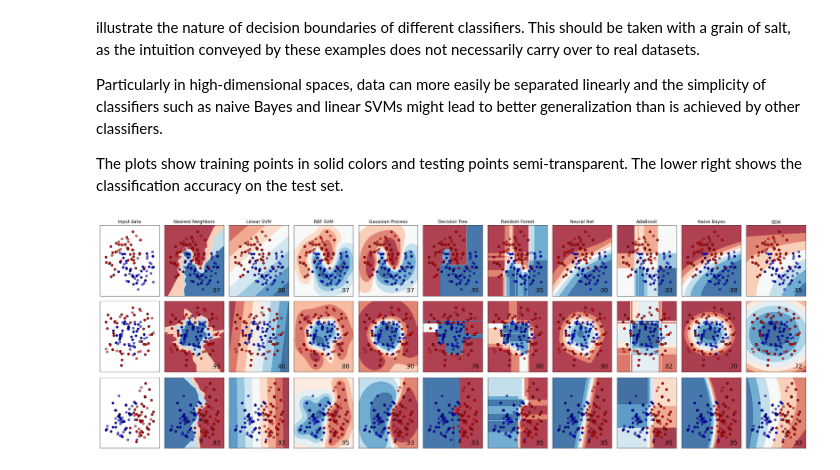
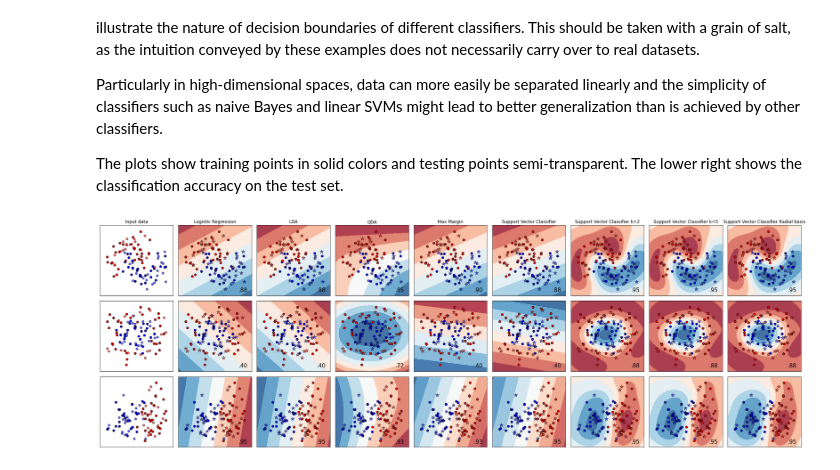
Before and after one commit to Haaduken/coms474, a Jupyter notebook: hw7/plot_classifier_comparison.ipynb, the cells around one changed output. Saved outputs shown, nothing was run; the diff lists cells and outputs as text; code cells hidden in the pictures.

```diff
--- a/hw7/plot_classifier_comparison.ipynb
+++ b/hw7/plot_classifier_comparison.ipynb
@@ -38,33 +38,31 @@ from sklearn.tree import DecisionTreeClassifier
 from sklearn.ensemble import RandomForestClassifier, AdaBoostClassifier
 from sklearn.naive_bayes import GaussianNB
 from sklearn.discriminant_analysis import QuadraticDiscriminantAnalysis
+from sklearn.discriminant_analysis import LinearDiscriminantAnalysis
+from sklearn.linear_model import LogisticRegression
 
 h = 0.02  # step size in the mesh
 
 names = [
-    "Nearest Neighbors",
-    "Linear SVM",
-    "RBF SVM",
-    "Gaussian Process",
-    "Decision Tree",
-    "Random Forest",
-    "Neural Net",
-    "AdaBoost",
-    "Naive Bayes",
+    "Logistic Regression",
+    "LDA",
     "QDA",
+    "Max Margin",
+    "Support Vector Classifier",
+    "Support Vector Classifier k=2",
+    "Support Vector Classifier k=5",
+    "Support Vector Classifier Radial basis",
 ]
 
 classifiers = [
-    KNeighborsClassifier(3),
-    SVC(kernel="linear", C=0.025),
-    SVC(gamma=2, C=1),
-    GaussianProcessClassifier(1.0 * RBF(1.0)),
-    DecisionTreeClassifier(max_depth=5),
-    RandomForestClassifier(max_depth=5, n_estimators=10, max_features=1),
-    MLPClassifier(alpha=1, max_iter=1000),
-    AdaBoostClassifier(),
-    GaussianNB(),
+    LogisticRegression(),
+    LinearDiscriminantAnalysis(),
     QuadraticDiscriminantAnalysis(),
+    SVC(kernel="linear", C=1000),  # Max Margin
+    SVC(kernel="linear"),
+    SVC(degree=2),
+    SVC(degree=5),
+    SVC(),
 ]
 
 X, y = make_classification(
@@ -74,11 +72,11 @@ rng = np.random.RandomState(2)
 X += 2 * rng.uniform(size=X.shape)
 linearly_separable = (X, y)
 
-datasets = [
-    make_moons(noise=0.3, random_state=0),
-    make_circles(noise=0.2, factor=0.5, random_state=1),
-    linearly_separable,
-]
+# datasets = [
+#     make_moons(noise=0.3, random_state=0),
+#     make_circles(noise=0.2, factor=0.5, random_state=1),
+#     linearly_separable,
+# ]
 
 figure = plt.figure(figsize=(27, 9))
 i = 1
@@ -135,31 +133,34 @@ for ds_cnt, ds in enumerate(datasets):
             X_train[:, 0], X_train[:, 1], c=y_train, cmap=cm_bright, edgecolors="k"
         )
         # Plot the testing points
         ax.scatter(
             X_test[:, 0],
             X_test[:, 1],
             c=y_test,
             cmap=cm_bright,
             edgecolors="k",
             alpha=0.6,
+            marker="*",
+            s=100,
         )
 
         ax.set_xlim(xx.min(), xx.max())
         ax.set_ylim(yy.min(), yy.max())
         ax.set_xticks(())
         ax.set_yticks(())
         if ds_cnt == 0:
             ax.set_title(name)
         ax.text(
             xx.max() - 0.3,
             yy.min() + 0.3,
             ("%.2f" % score).lstrip("0"),
             size=15,
             horizontalalignment="right",
         )
         i += 1
 
+plt.rcParams['figure.dpi'] = 150
 plt.tight_layout()
 plt.show()
 # %% [output]
-[figure, old version]
+[figure, new version]
```
Also changed, not shown: 5 other files.
